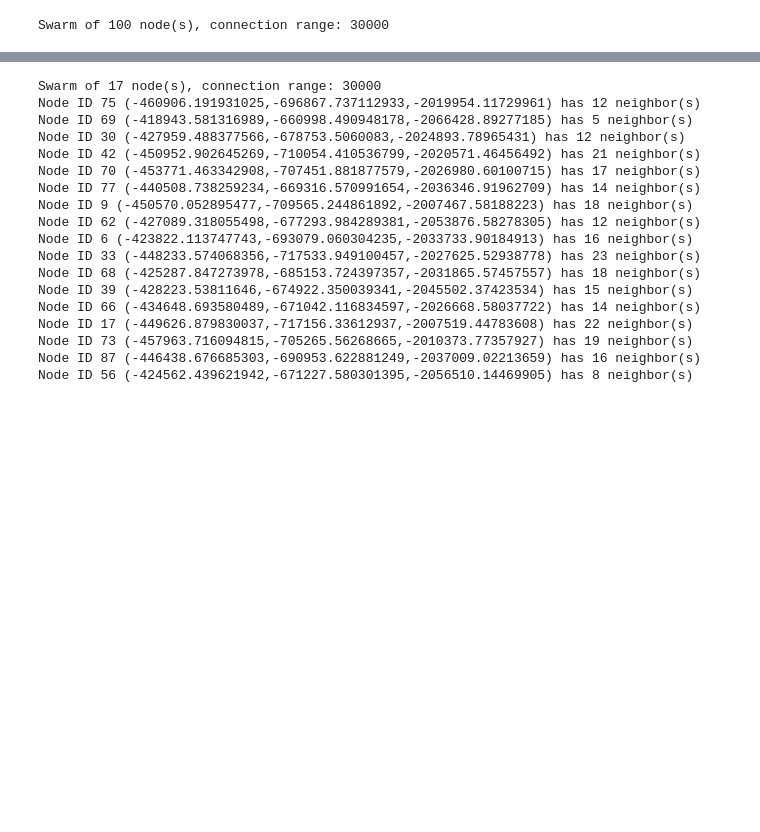
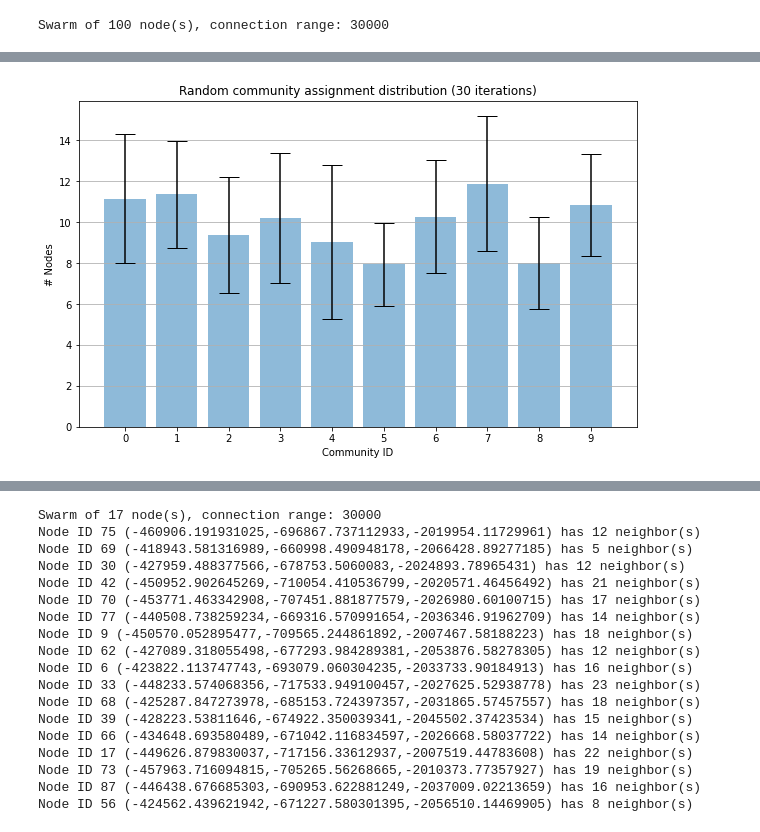
Before and after one commit to eakopyan/SwarmPy_Simulator, a Jupyter notebook: src/network_mining.ipynb, the cells around one changed output, grey strips where cells are left out. Cells and saved outputs as stored; diff of their text form; code cells hidden in the pictures; blank space fills up the shorter version.

Commit message:
Random community assignment

```diff
--- a/src/network_mining.ipynb
+++ b/src/network_mining.ipynb
@@ -48,0 +80,9 @@ swarm_data.plot_edges()
+# %%
+comm_avg, comm_std = {}, {}
+
+for k,v in comm_data.items():
+    comm_avg[k] = np.mean(v)
+    comm_std[k] = np.std(v)
+
+for k in comm_data.keys():
+    print(k, 'Avg:', comm_avg[k], '\tStd:', comm_std[k])
@@ -48,0 +100,22 @@ swarm_data.plot_edges()
+# %%
+labels = clist
+x_pos = np.arange(len(labels))
+ctes = [v for v in comm_avg.values()]
+errors = [v for v in comm_std.values()]
+
+# Build the plot
+fig, ax = plt.subplots(figsize=(10,6))
+ax.bar(x_pos, ctes,
+       yerr=errors,
+       align='center',
+       alpha=0.5,
+       ecolor='black',
+       capsize=10)
+ax.set_xlabel('Community ID')
+ax.set_ylabel('# Nodes')
+ax.set_xticks(x_pos)
+ax.set_xticklabels(labels)
+ax.set_title('Random community assignment distribution (30 iterations)')
+ax.yaxis.grid(True)
+# %% [output]
+[figure, added]
```
Also changed, not shown: parts of 11 cells of this notebook, 2 other files.
